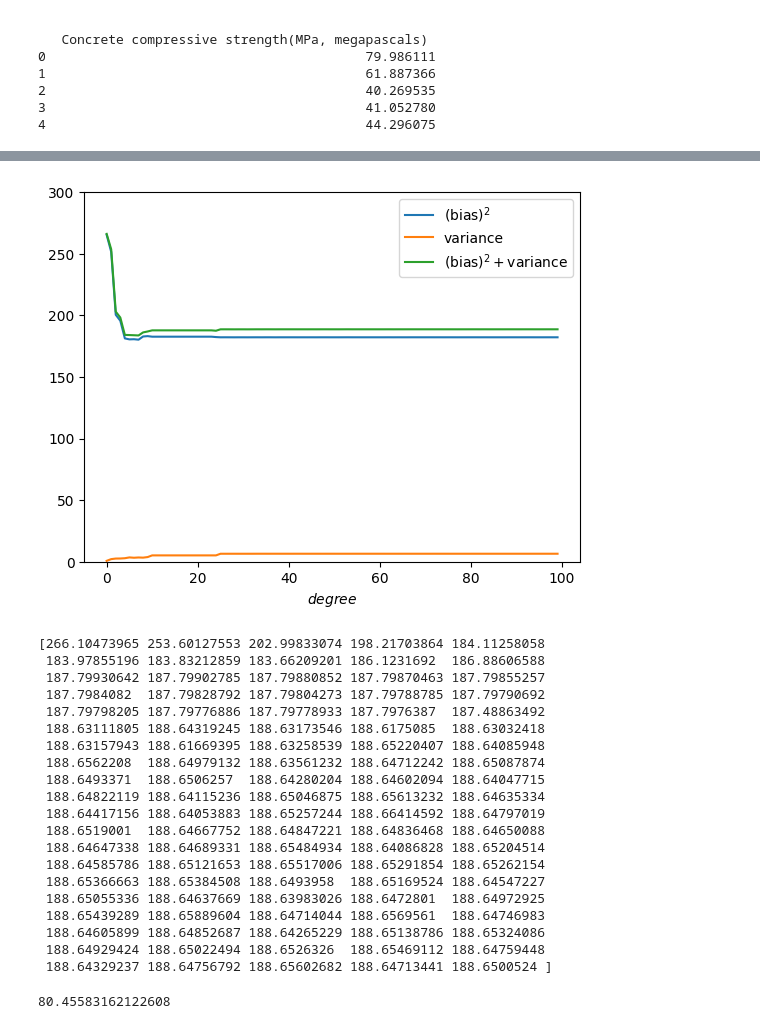
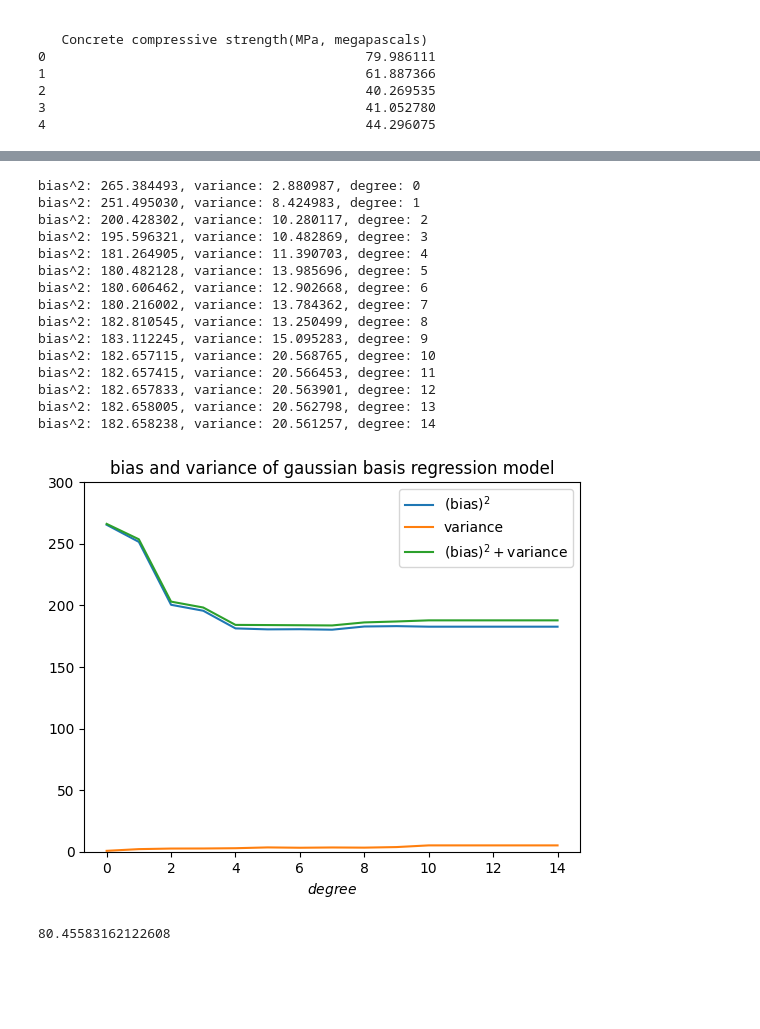
Before and after one commit to hanes1207/machine_learning_basics_and_practices, a Jupyter notebook: Assignment1/Assignment1_Part2.ipynb, the cells around one changed output, grey strips where cells are left out. Saved outputs shown, nothing was run; the diff lists cells and outputs as text; code cells hidden in the pictures; blank space fills up the shorter version.

```diff
--- a/Assignment1/Assignment1_Part2.ipynb
+++ b/Assignment1/Assignment1_Part2.ipynb
@@ -131,7 +127,7 @@ def create_gaussian_design_matrix(x, degree, sigma=1.0):
 x_train_feature = X_train[:, 0]
 x_test_feature = X_test[:, 0]
 
-gaussian_degrees = [i for i in range(100)]
+gaussian_degrees = [i for i in range(10)]
 gauss_train_errors = []
 gauss_test_errors = []
 
@@ -154,5 +150,14 @@ for degree in gaussian_degrees:
     test_mse = mean_squared_error(y_test, y_test_pred)
     gauss_train_errors.append(train_mse)
     gauss_test_errors.append(test_mse)
-    print(test_mse)
+    print(test_mse, degree)
+    print(f'train_mse: {train_mse:.6f}, test_mse: {test_mse:.6f}, degree: {degree}')
+
+    plt.figure()
+    plt.scatter(x_test_feature.T, y_test.T, color='b', edgecolor='b', label='label : 1', s=20)
+    plt.scatter(x_test_feature.T, y_test_pred.T, color='r', edgecolor='r', label='label : 1', s=20)
+    plt.xlabel('cement')
+    plt.ylabel('mse')
+    plt.title('gaussian basis regression with respect to cement, degree = %d' %(degree))
+    plt.grid(True)
 # %% [output]
@@ -279,7 +310,7 @@ y_train_shuffle = y_train[indices]
 X_train_feature_shuffle = X_train_shuffle[:, 0]
 X_test_feature = X_test[:, 0]
 
-degrees = [i for i in range(100)]
+degrees = [i for i in range(15)]
 bias = []
 variance = []
 
@@ -296,55 +327,52 @@ for degree in degrees:
         # - Initialize and train LinearRegression model
         # - Predict on both training and test sets
         # - Compute train and test MSE
         # - Append errors to respective lists
 
         model_gauss = LinearRegression()
         model_gauss.fit(X_train_gauss_tmp, y_train_tmp)
         y_train_pred = model_gauss.predict(X_train_gauss_tmp)
         y_test_pred = model_gauss.predict(X_test_gauss)
         avg_y = avg_y + y_test_pred
         models.append(y_test_pred)
 
     avg_y = avg_y / n_models
 
     bias_val = norm(avg_y - y_test) ** 2 / len(y_test)
     bias.append(bias_val)
 
     var_val = 0
     for y_test_pred in models:
         var_val = var_val + (norm(avg_y - y_test_pred) ** 2 / len(y_test))
     variance.append(var_val / n_models)
 
+    print(f'bias^2: {bias_val:.6f}, variance: {var_val:.6f}, degree: {degree}')
+
 plt.plot(degrees, bias, label='(bias)$^{2}$')
 plt.plot(degrees, variance, label='variance')
 plt.plot(degrees, np.array(bias) + np.array(variance), label='(bias)$^{2} + $variance')
 plt.xlabel('$degree$')
+plt.title('bias and variance of gaussian basis regression model')
 plt.ylim(0, 300)
 plt.legend()
 plt.show()
-print(np.array(bias) + np.array(variance))
 # %% [output]
+bias^2: 265.384493, variance: 2.880987, degree: 0
+bias^2: 251.495030, variance: 8.424983, degree: 1
+bias^2: 200.428302, variance: 10.280117, degree: 2
+bias^2: 195.596321, variance: 10.482869, degree: 3
+bias^2: 181.264905, variance: 11.390703, degree: 4
+bias^2: 180.482128, variance: 13.985696, degree: 5
+bias^2: 180.606462, variance: 12.902668, degree: 6
+bias^2: 180.216002, variance: 13.784362, degree: 7
+bias^2: 182.810545, variance: 13.250499, degree: 8
+bias^2: 183.112245, variance: 15.095283, degree: 9
+bias^2: 182.657115, variance: 20.568765, degree: 10
+bias^2: 182.657415, variance: 20.566453, degree: 11
+bias^2: 182.657833, variance: 20.563901, degree: 12
+bias^2: 182.658005, variance: 20.562798, degree: 13
+bias^2: 182.658238, variance: 20.561257, degree: 14
-[figure, old version]
+[figure, new version]
-[266.10473965 253.60127553 202.99833074 198.21703864 184.11258058
- 183.97855196 183.83212859 183.66209201 186.1231692  186.88606588
- 187.79930642 187.79902785 187.79880852 187.79870463 187.79855257
- 187.7984082  187.79828792 187.79804273 187.79788785 187.79790692
- 187.79798205 187.79776886 187.79778933 187.7976387  187.48863492
- 188.63111805 188.64319245 188.63173546 188.6175085  188.63032418
- 188.63157943 188.61669395 188.63258539 188.65220407 188.64085948
- 188.6562208  188.64979132 188.63561232 188.64712242 188.65087874
- 188.6493371  188.6506257  188.64280204 188.64602094 188.64047715
- 188.64822119 188.64115236 188.65046875 188.65613232 188.64635334
- 188.64417156 188.64053883 188.65257244 188.66414592 188.64797019
- 188.6519001  188.64667752 188.64847221 188.64836468 188.64650088
- 188.64647338 188.64689331 188.65484934 188.64086828 188.65204514
- 188.64585786 188.65121653 188.65517006 188.65291854 188.65262154
- 188.65366663 188.65384508 188.6493958  188.65169524 188.64547227
- 188.65055336 188.64637669 188.63983026 188.6472801  188.64972925
- 188.65439289 188.65889604 188.64714044 188.6569561  188.64746983
- 188.64605899 188.64852687 188.64265229 188.65138786 188.65324086
- 188.64929424 188.65022494 188.6526326  188.65469112 188.64759448
- 188.64329237 188.64756792 188.65602682 188.64713441 188.6500524 ]
 # %%
 # (e) For real-world applicability analysis
 # Baseline predictor based on the original paper:
```
Also changed, not shown: parts of 7 cells of this notebook, 2 other files.
